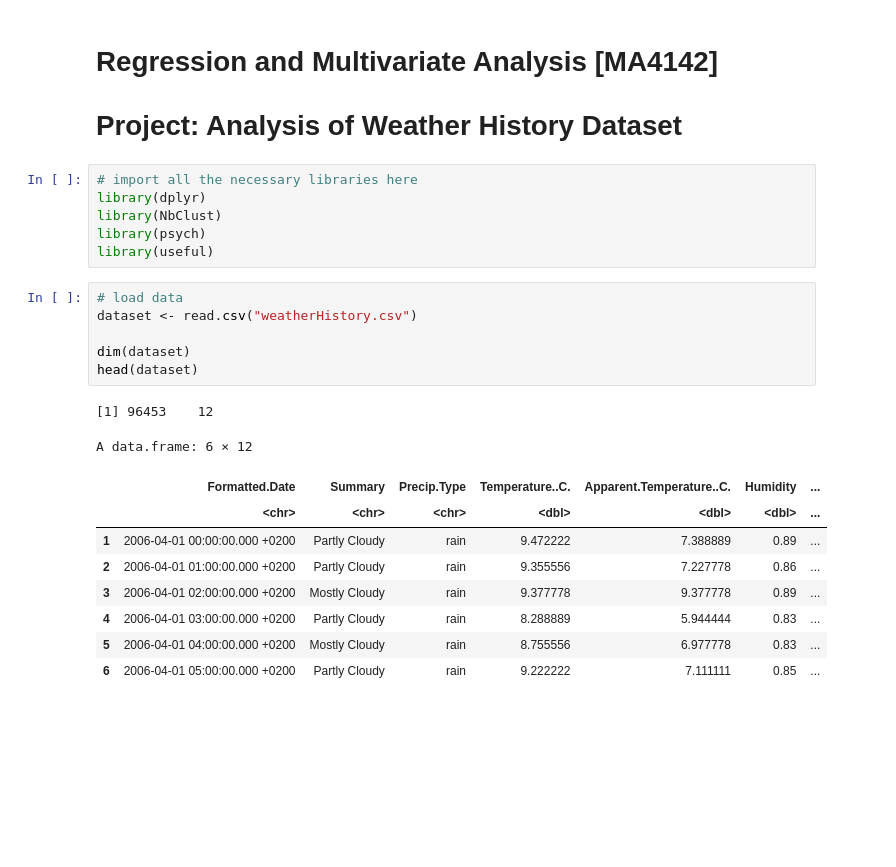
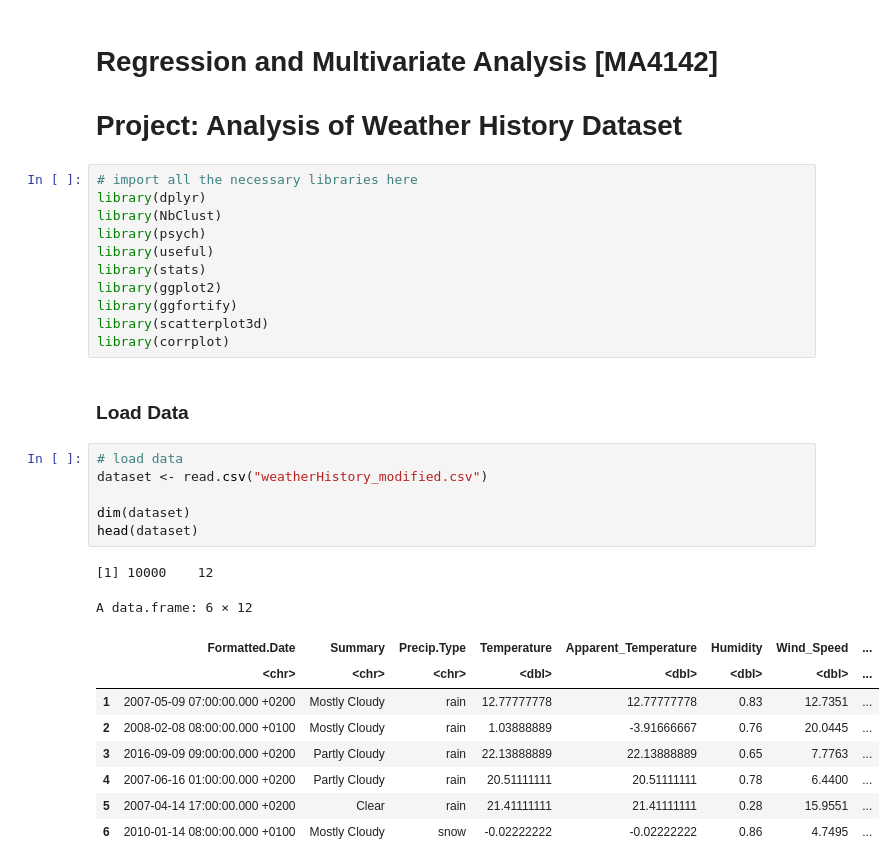
Before and after one commit to PradeepMundlik/MA4142-Project, a Jupyter notebook: main.ipynb, the cells around one changed output. Drawn from its saved outputs; the diff is of its cells as text; blank space fills up the shorter version.

```diff
--- a/main.ipynb
+++ b/main.ipynb
@@ -7,23 +7,30 @@ library(dplyr)
 library(NbClust)
 library(psych)
 library(useful)
+library(stats)
+library(ggplot2)
+library(ggfortify)
+library(scatterplot3d)
+library(corrplot)
+# %% [markdown]
+### Load Data
 # %%
 # load data
-dataset <- read.csv("weatherHistory.csv")
+dataset <- read.csv("weatherHistory_modified.csv")
 
 dim(dataset)
 head(dataset)
 # %% [output]
-[1] 96453    12
+[1] 10000    12
 A data.frame: 6 × 12
-|  | Formatted.Date | Summary | Precip.Type | Temperature..C. | Apparent.Temperature..C. | Humidity | ... |
-|  | <chr> | <chr> | <chr> | <dbl> | <dbl> | <dbl> | ... |
-| 1 | 2006-04-01 00:00:00.000 +0200 | Partly Cloudy | rain | 9.472222 | 7.388889 | 0.89 | ... |
-| 2 | 2006-04-01 01:00:00.000 +0200 | Partly Cloudy | rain | 9.355556 | 7.227778 | 0.86 | ... |
-| 3 | 2006-04-01 02:00:00.000 +0200 | Mostly Cloudy | rain | 9.377778 | 9.377778 | 0.89 | ... |
-| 4 | 2006-04-01 03:00:00.000 +0200 | Partly Cloudy | rain | 8.288889 | 5.944444 | 0.83 | ... |
-| 5 | 2006-04-01 04:00:00.000 +0200 | Mostly Cloudy | rain | 8.755556 | 6.977778 | 0.83 | ... |
-| 6 | 2006-04-01 05:00:00.000 +0200 | Partly Cloudy | rain | 9.222222 | 7.111111 | 0.85 | ... |
+|  | Formatted.Date | Summary | Precip.Type | Temperature | Apparent_Temperature | Humidity | Wind_Speed | ... |
+|  | <chr> | <chr> | <chr> | <dbl> | <dbl> | <dbl> | <dbl> | ... |
+| 1 | 2007-05-09 07:00:00.000 +0200 | Mostly Cloudy | rain | 12.77777778 | 12.77777778 | 0.83 | 12.7351 | ... |
+| 2 | 2008-02-08 08:00:00.000 +0100 | Mostly Cloudy | rain | 1.03888889 | -3.91666667 | 0.76 | 20.0445 | ... |
+| 3 | 2016-09-09 09:00:00.000 +0200 | Partly Cloudy | rain | 22.13888889 | 22.13888889 | 0.65 | 7.7763 | ... |
+| 4 | 2007-06-16 01:00:00.000 +0200 | Partly Cloudy | rain | 20.51111111 | 20.51111111 | 0.78 | 6.4400 | ... |
+| 5 | 2007-04-14 17:00:00.000 +0200 | Clear | rain | 21.41111111 | 21.41111111 | 0.28 | 15.9551 | ... |
+| 6 | 2010-01-14 08:00:00.000 +0100 | Mostly Cloudy | snow | -0.02222222 | -0.02222222 | 0.86 | 4.7495 | ... |
 # %%
 # remove columns that are not needed
 data <- select(dataset, -Formatted.Date, -Loud.Cover, -Daily.Summary)
```
Also changed, not shown: parts of 23 cells of this notebook, 2 other files.
